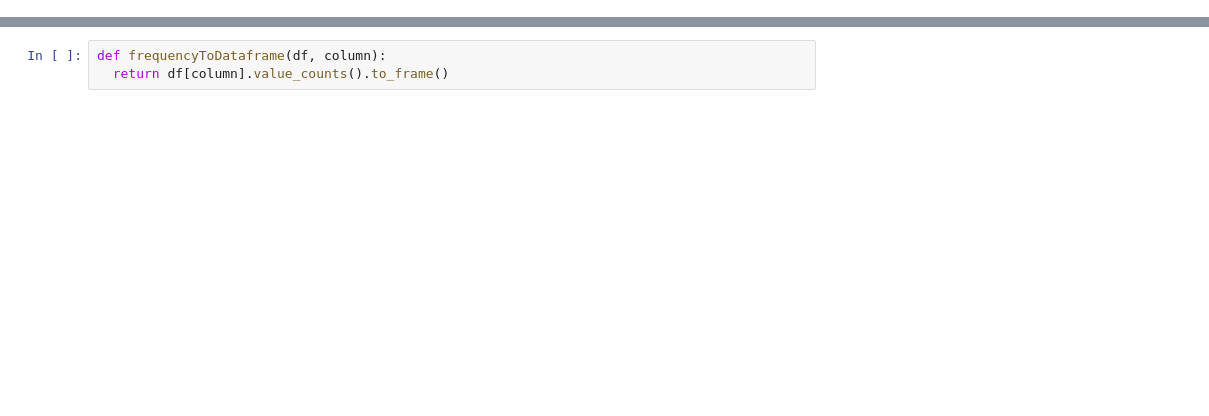
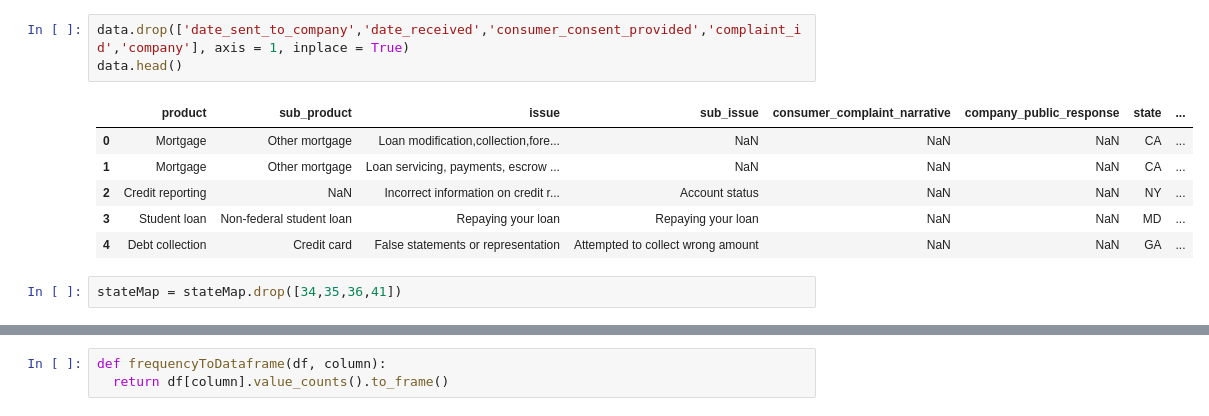
Before and after one commit to quantillinois/data-oa, a Jupyter notebook: ConsumerComplaints.ipynb, the cells around one changed output, grey strips where cells are left out. Cells and saved outputs as stored; diff of their text form; blank space fills up the shorter version.

```diff
--- a/ConsumerComplaints.ipynb
+++ b/ConsumerComplaints.ipynb
@@ -28,0 +49,12 @@ from google.colab import drive
+# %%
+data.drop(['date_sent_to_company','date_received','consumer_consent_provided','complaint_id','company'], axis = 1, inplace = True)
+data.head()
+# %% [output]
+|  | product | sub_product | issue | sub_issue | consumer_complaint_narrative | company_public_response | state | ... |
+| 0 | Mortgage | Other mortgage | Loan modification,collection,fore... | NaN | NaN | NaN | CA | ... |
+| 1 | Mortgage | Other mortgage | Loan servicing, payments, escrow ... | NaN | NaN | NaN | CA | ... |
+| 2 | Credit reporting | NaN | Incorrect information on credit r... | Account status | NaN | NaN | NY | ... |
+| 3 | Student loan | Non-federal student loan | Repaying your loan | Repaying your loan | NaN | NaN | MD | ... |
+| 4 | Debt collection | Credit card | False statements or representation | Attempted to collect wrong amount | NaN | NaN | GA | ... |
+# %%
+stateMap = stateMap.drop([34,35,36,41])
```
Also changed, not shown: parts of 22 cells of this notebook.
